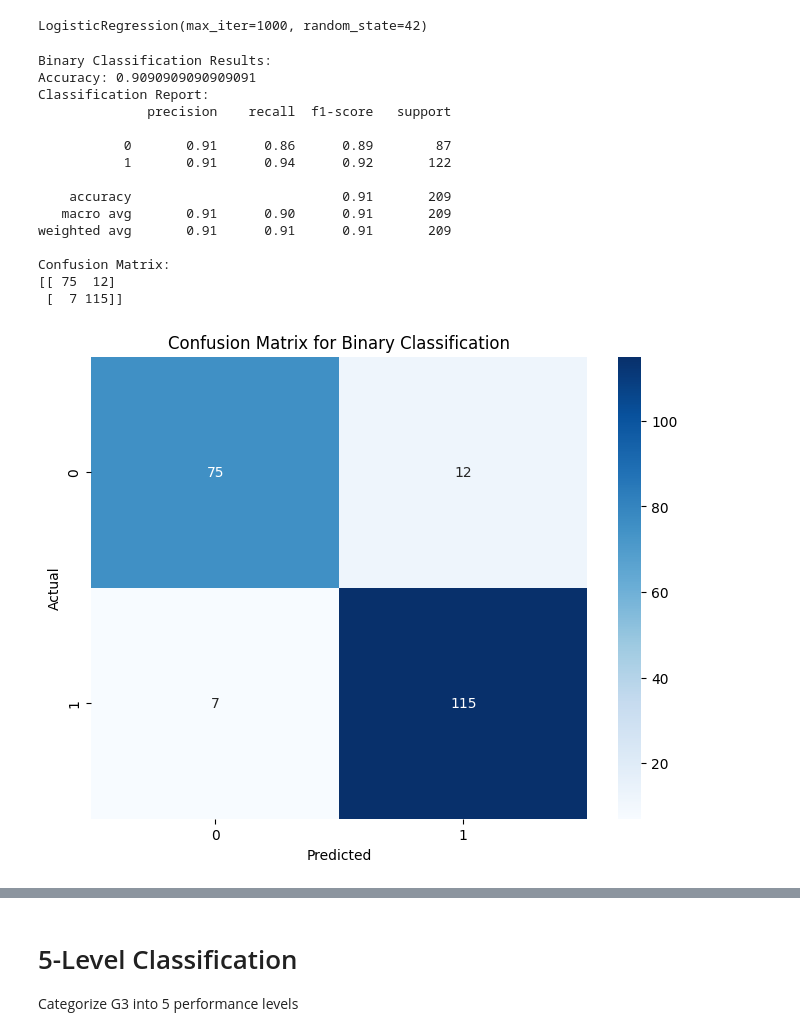
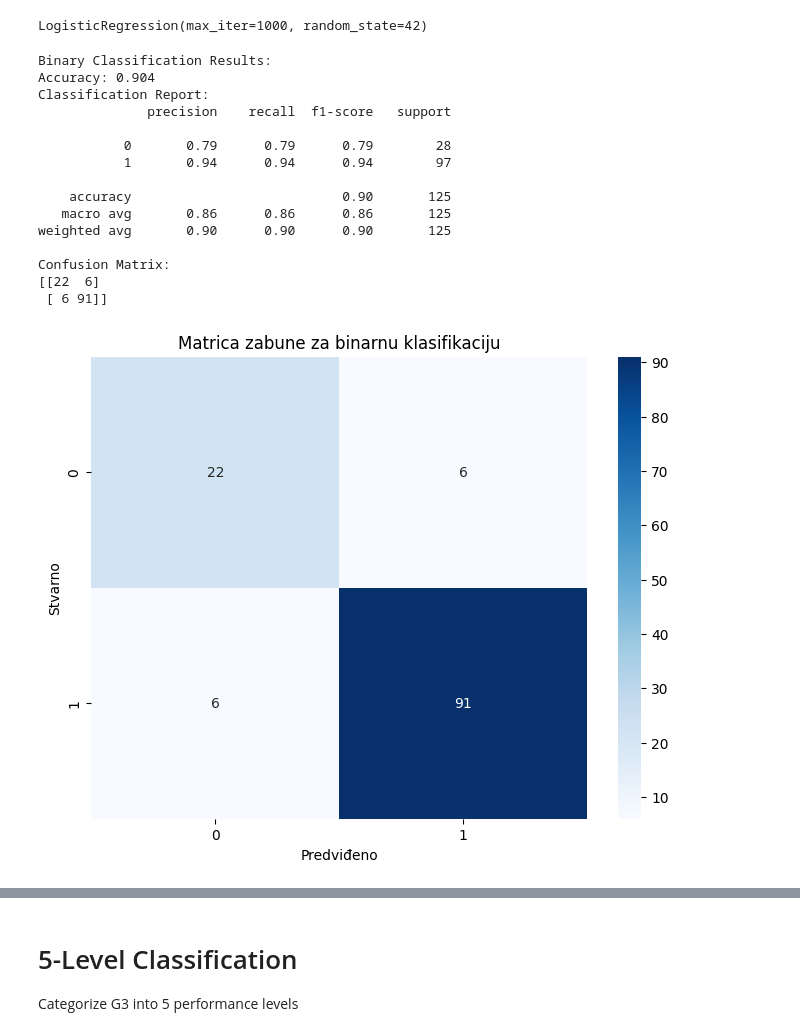
Before and after one commit to en765/projekt-R, a Jupyter notebook: testiranje/klasifikacijski_modeli/combined/LogisticRegression.ipynb, the cells around one changed output, grey strips where cells are left out. Drawn from its saved outputs; the diff is of its cells as text; code cells hidden in the pictures.

```diff
--- a/testiranje/klasifikacijski_modeli/combined/LogisticRegression.ipynb
+++ b/testiranje/klasifikacijski_modeli/combined/LogisticRegression.ipynb
@@ -95,3 +98,11 @@ combined_data[numeric_features] = scaler.fit_transform(combined_data[numeric_fea
+# %%
+for col in numeric_features:
+    Q1 = combined_data[col].quantile(0.25)
+    Q3 = combined_data[col].quantile(0.75)
+    IQR = Q3 - Q1
+    lower_bound = Q1 - 1.5 * IQR
+    upper_bound = Q3 + 1.5 * IQR
+    combined_data = combined_data[(combined_data[col] >= lower_bound) & (combined_data[col] <= upper_bound)]
 # %% [markdown]
 # Binary Classification
 Predict whether G3 is above or below a threshold (e.g., 0.5)
@@ -119,42 +130,42 @@ y_pred_binary = lr_binary.predict(X_test_binary)
 print("Binary Classification Results:")
 print(f"Accuracy: {accuracy_score(y_test_binary, y_pred_binary)}")
 print("Classification Report:")
 print(classification_report(y_test_binary, y_pred_binary))
 print("Confusion Matrix:")
 print(confusion_matrix(y_test_binary, y_pred_binary))
 
 # Visualize the confusion matrix
 plt.figure(figsize=(8, 6))
 sns.heatmap(confusion_matrix(y_test_binary, y_pred_binary), annot=True, fmt="d", cmap="Blues")
-plt.xlabel("Predicted")
-plt.ylabel("Actual")
-plt.title("Confusion Matrix for Binary Classification")
+plt.xlabel("Predviđeno")
+plt.ylabel("Stvarno")
+plt.title("Matrica zabune za binarnu klasifikaciju")
 plt.show()
 
 # Visualize coefficients
 coefficients_binary = lr_binary.coef_[0]
 feature_names_binary = X_binary.columns
 
 plt.figure(figsize=(10, 6))
 sns.barplot(x=coefficients_binary, y=feature_names_binary, color="b")
 plt.xlabel("Coefficient Value")
 plt.ylabel("Feature")
 plt.title("Feature Coefficients for Binary Classification")
 plt.show()
 # %% [output]
 Binary Classification Results:
-Accuracy: 0.9090909090909091
+Accuracy: 0.904
 Classification Report:
               precision    recall  f1-score   support
 
-           0       0.91      0.86      0.89        87
-           1       0.91      0.94      0.92       122
+           0       0.79      0.79      0.79        28
+           1       0.94      0.94      0.94        97
 
-    accuracy                           0.91       209
-   macro avg       0.91      0.90      0.91       209
-weighted avg       0.91      0.91      0.91       209
+    accuracy                           0.90       125
+   macro avg       0.86      0.86      0.86       125
+weighted avg       0.90      0.90      0.90       125
 
 Confusion Matrix:
-[[ 75  12]
- [  7 115]]
+[[22  6]
+ [ 6 91]]
-[figure, old version]
+[figure, new version]
```
Also changed, not shown: parts of 7 cells of this notebook, 5 other files.
